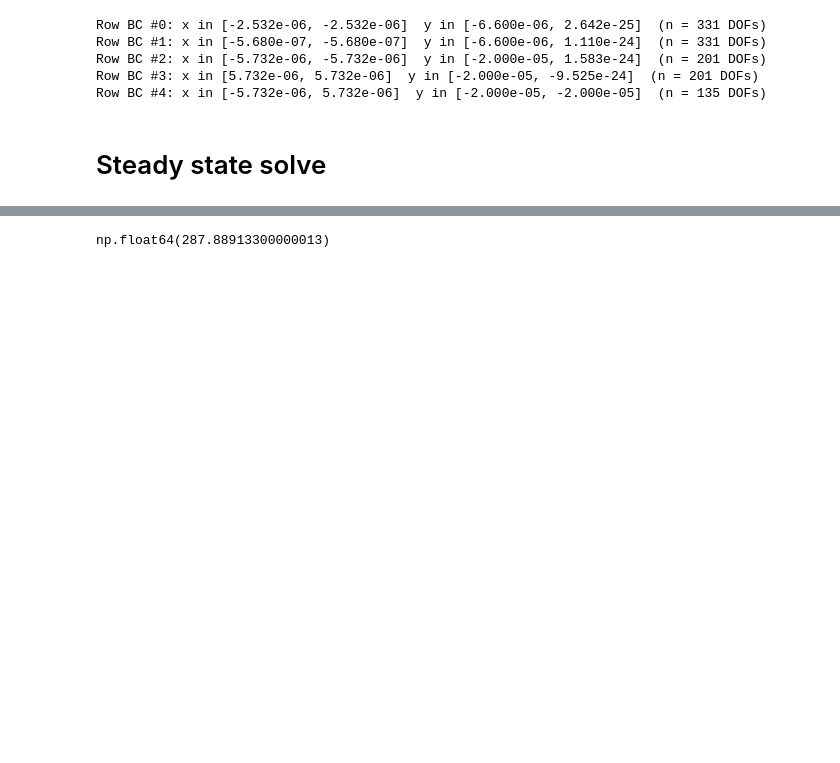
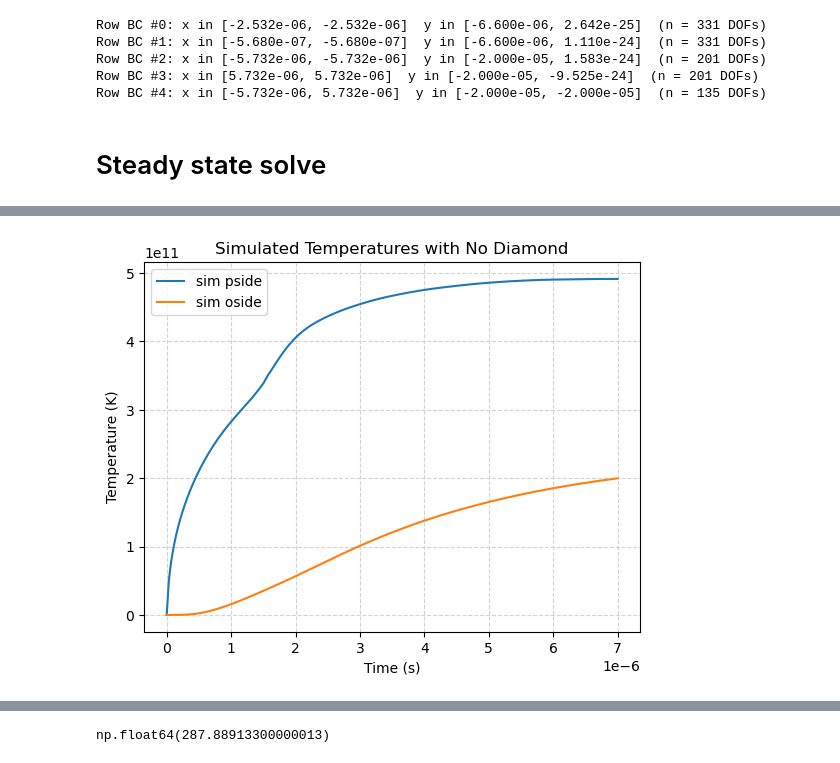
Before and after one commit to cebarker1000/heatflow, a Jupyter notebook: with_ir_steady.ipynb, the cells around one changed output, grey strips where cells are left out. Cells and saved outputs as stored; diff of their text form; code cells hidden in the pictures; blank space fills up the shorter version.

```diff
--- a/with_ir_steady.ipynb
+++ b/with_ir_steady.ipynb
@@ -539,3 +585,16 @@ plt.show()
+# %%
+fig, ax = plt.subplots()
+ax.plot(sim_df['time'], sim_df['pside'], label='sim pside')
+ax.plot(sim_df['time'], sim_df['oside'], label='sim oside')
+
+ax.set_title('Simulated Temperatures with No Diamond')
+ax.set_xlabel('Time (s)')
+ax.set_ylabel('Temperature (K)')
+ax.grid(True, ls='--', color='lightgray')
+ax.legend()
+plt.show()
+# %% [output]
+[figure, added]
 # %%
 max(sim_df['pside'])
 # %% [output]
```
Also changed, not shown: parts of 20 cells of this notebook.
